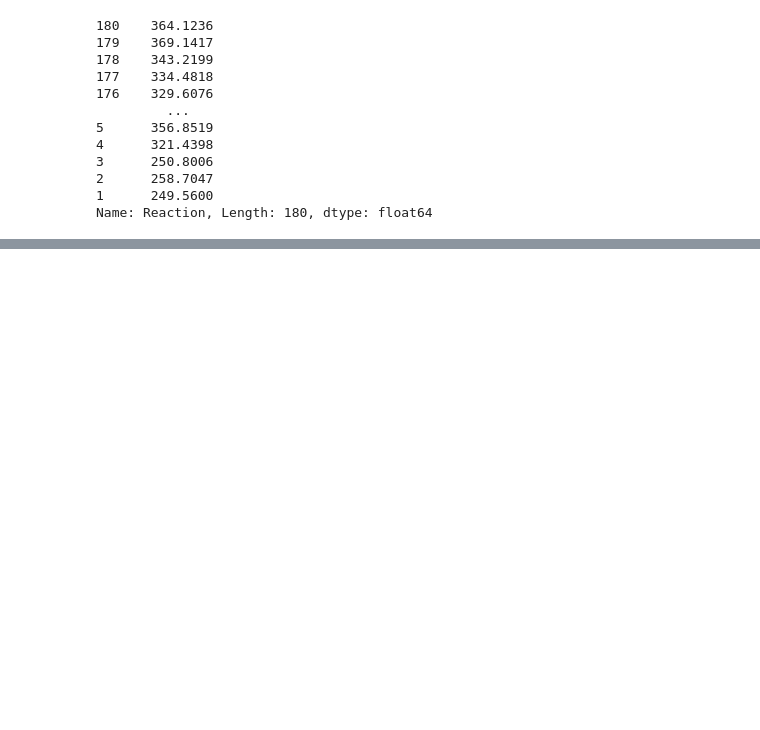
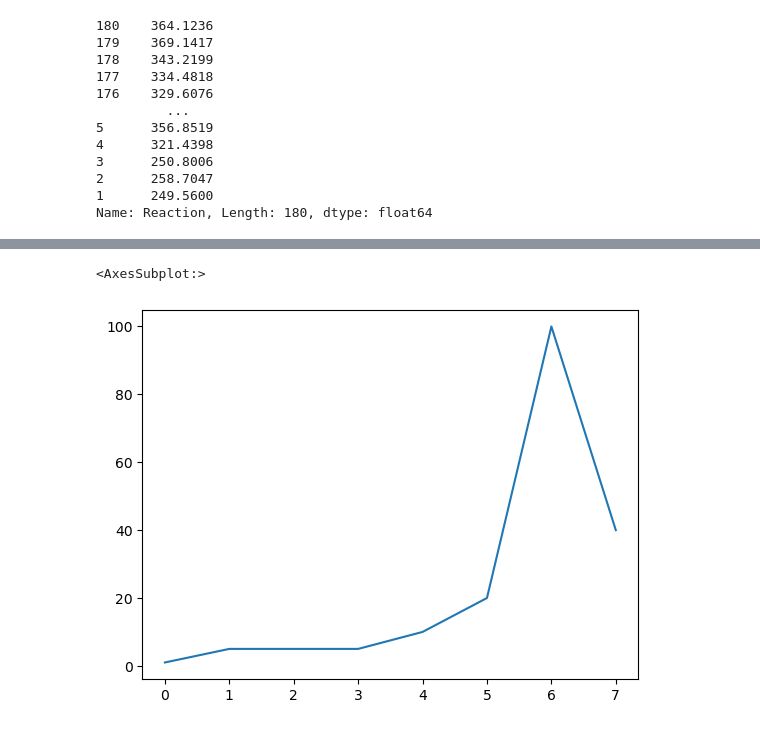
Before and after one commit to corey-baughman/1018_practice, a Jupyter notebook: pandas_practice.ipynb, the cells around one changed output, grey strips where cells are left out. Saved outputs shown, nothing was run; the diff lists cells and outputs as text; code cells hidden in the pictures; blank space fills up the shorter version.

```diff
--- a/pandas_practice.ipynb
+++ b/pandas_practice.ipynb
@@ -478,0 +1068,8 @@ Name: Reaction, Length: 180, dtype: float64
+# %%
+# Matplotlib is choosing the plot type for us here:
+
+nums_series = pd.Series([1, 5, 5, 5, 10, 20, 100, 40])
+nums_series.plot()
+# %% [output]
+<AxesSubplot:>
+[figure, added]
```
Also changed, not shown: parts of 79 cells of this notebook.
